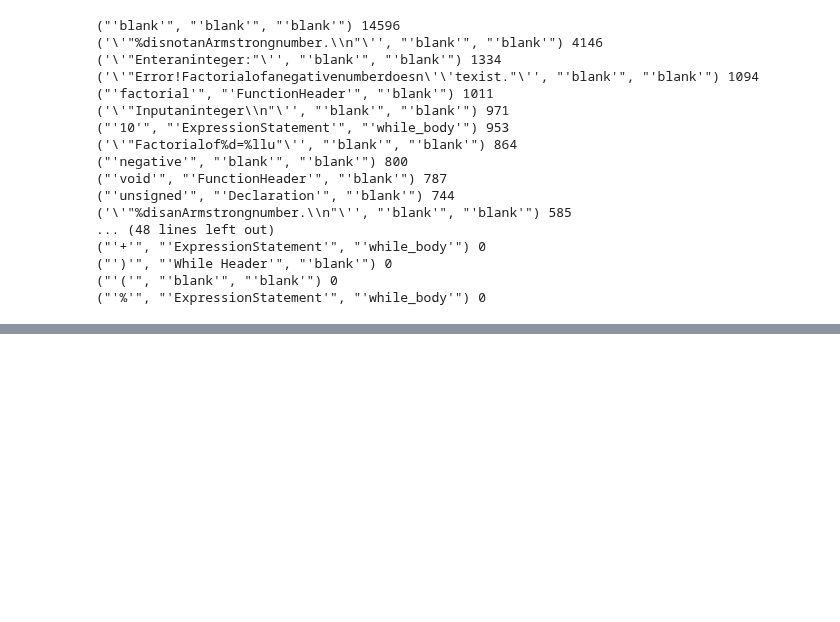
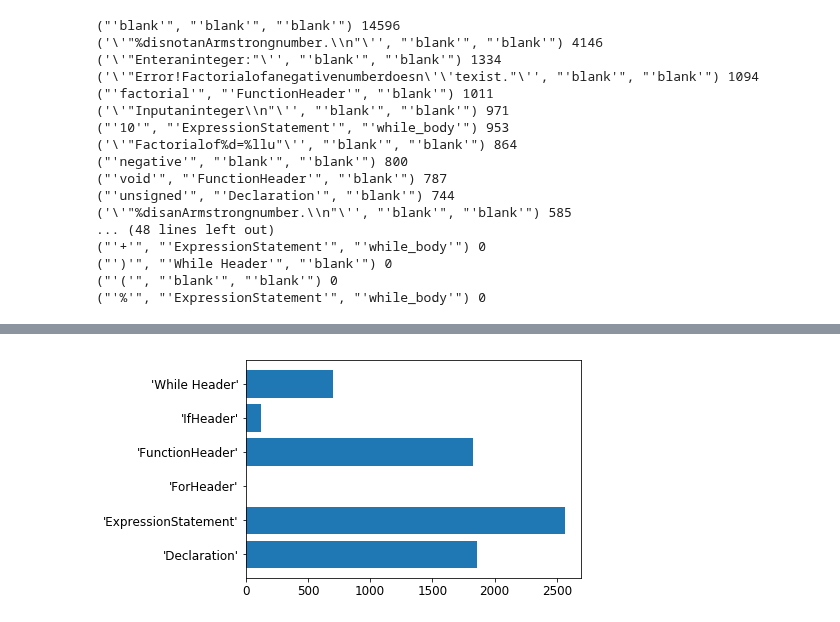
Before and after one commit to ayushbansal07/ProgramComprehension, a Jupyter notebook: Prog_Comprehension_EGT/analyse_data.ipynb, the cells around one changed output, grey strips where cells are left out. Cells and saved outputs as stored; diff of their text form; code cells hidden in the pictures; blank space fills up the shorter version.

```diff
--- a/Prog_Comprehension_EGT/analyse_data.ipynb
+++ b/Prog_Comprehension_EGT/analyse_data.ipynb
@@ -133,0 +197,8 @@ for key, val in sorted(tokmap_time.items(), key = lambda x: (x[1],x[0]),reverse
+# %%
+print("By stmt_name\n")
+stmtname = []
+stmtct = []
+for key, val in sorted(tok_stmt.items(), key = lambda x: (x[1],x[0]),reverse = True):
+    print(key,val)
+    stmtname.append(key)
+    stmtct.append(val)
@@ -133,0 +254,7 @@ for key, val in sorted(tokmap_time.items(), key = lambda x: (x[1],x[0]),reverse
+# %%
+font = {'size'   : 12}
+plt.rc('font', **font)
+plt.barh(stmtname[1:],stmtct[1:])
+plt.savefig("statementCount.png")
+# %% [output]
+[figure, added]
```
Also changed, not shown: parts of 13 cells of this notebook.
